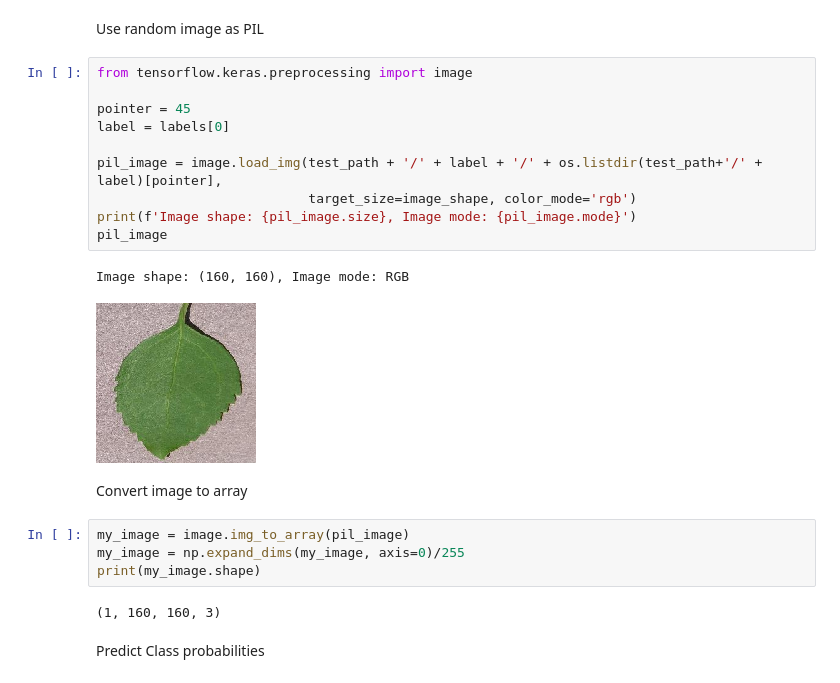
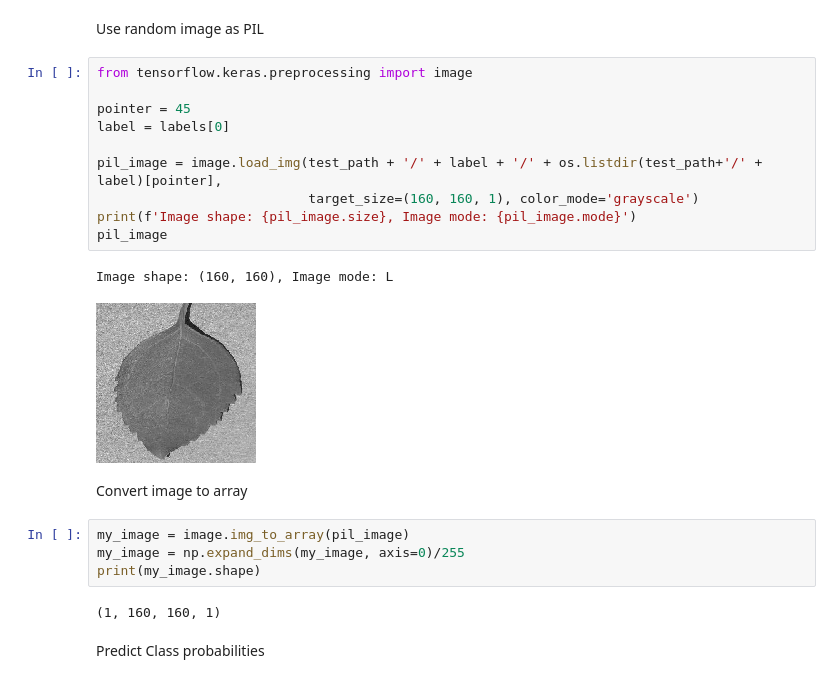
Before and after one commit to HughKeenan/CherryPicker, a Jupyter notebook: jupyter_notebooks/Modelling_And_Evaluating.ipynb, the cells around one changed output. Drawn from its saved outputs; the diff is of its cells as text.

Commit message:
create v2 of ML model to test grayscale hypothesis

```diff
--- a/jupyter_notebooks/Modelling_And_Evaluating.ipynb
+++ b/jupyter_notebooks/Modelling_And_Evaluating.ipynb
@@ -429,16 +440,16 @@ Use random image as PIL
 # %%
 from tensorflow.keras.preprocessing import image
 
 pointer = 45
 label = labels[0]
 
 pil_image = image.load_img(test_path + '/' + label + '/' + os.listdir(test_path+'/' + label)[pointer],
-                           target_size=image_shape, color_mode='rgb')
+                           target_size=(160, 160, 1), color_mode='grayscale')
 print(f'Image shape: {pil_image.size}, Image mode: {pil_image.mode}')
 pil_image
 # %% [output]
-Image shape: (160, 160), Image mode: RGB
+Image shape: (160, 160), Image mode: L
-[figure, old version]
+[figure, new version]
 # %% [markdown]
 Convert image to array
 # %%
@@ -446,7 +457,7 @@ my_image = image.img_to_array(pil_image)
 my_image = np.expand_dims(my_image, axis=0)/255
 print(my_image.shape)
 # %% [output]
-(1, 160, 160, 3)
+(1, 160, 160, 1)
 # %% [markdown]
 Predict Class probabilities
 # %%
```
Also changed, not shown: parts of 19 cells of this notebook, 7 other files.
